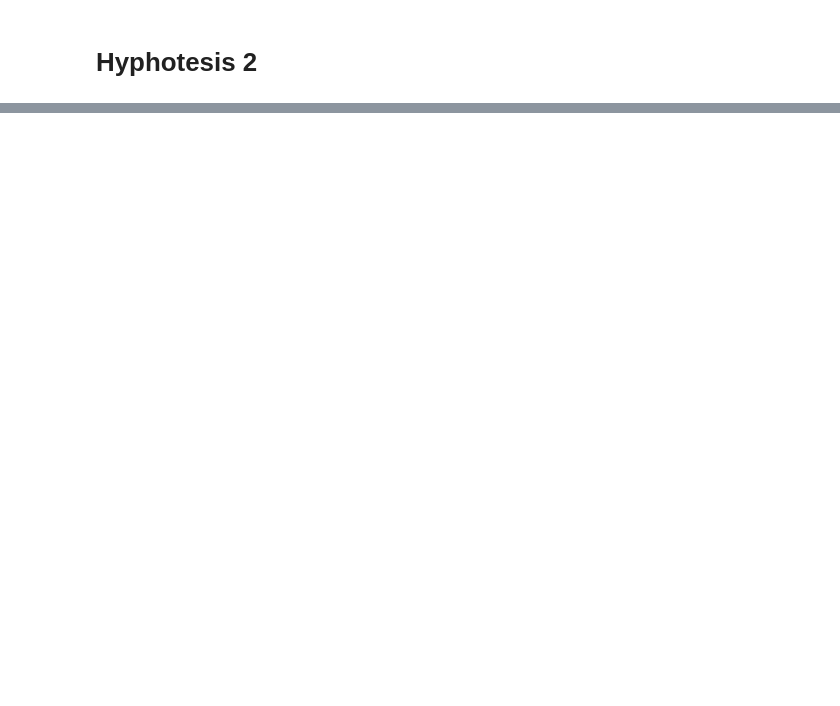
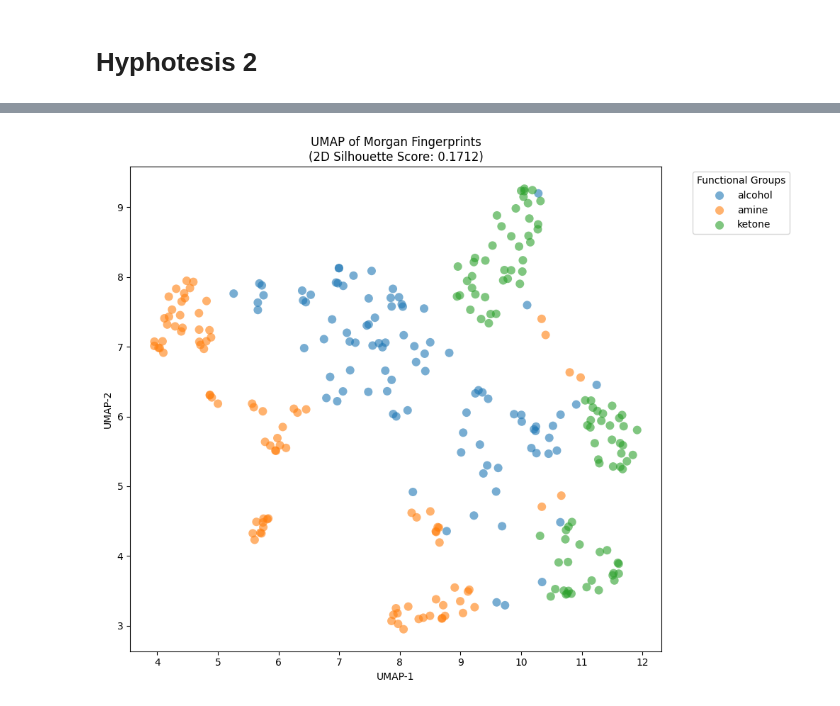
Before and after one commit to karlfindhansen/Non-Euclidean-Distances-in-Molecular-Representation, a Jupyter notebook: notebooks/QM9/clustering/euclidean/descriptors/morgan/morgan_hypo.ipynb, the cells around one changed output, grey strips where cells are left out. Cells and saved outputs as stored; diff of their text form; code cells hidden in the pictures; blank space fills up the shorter version.

```diff
--- a/notebooks/QM9/clustering/euclidean/descriptors/morgan/morgan_hypo.ipynb
+++ b/notebooks/QM9/clustering/euclidean/descriptors/morgan/morgan_hypo.ipynb
@@ -220,0 +376,7 @@ labels = (
+# %%
+df_dominant_scaffold = df.filter(
+    (pl.col("scaffold_smiles") == "C1CC1") &
+    (pl.col("functional_groups") != "") &
+    (~pl.col("functional_groups").str.contains(",")) &
+    (pl.col("num_heavy_atoms") == 9)
+    )
@@ -220,0 +403,6 @@ labels = (
+# %%
+df_amine = df_dominant_scaffold.filter(pl.col("functional_groups") == "amine").sample(94)
+df_alcohol = df_dominant_scaffold.filter(pl.col("functional_groups") == "alcohol").sample(94)
+df_ketone = df_dominant_scaffold.filter(pl.col("functional_groups") == "ketone").sample(94)
+
+df_exp2 = pl.concat([df_amine, df_alcohol, df_ketone])
@@ -220,0 +411,66 @@ labels = (
+# %%
+import numpy as np
+import polars as pl
+import matplotlib.pyplot as plt
+from sklearn.metrics import silhouette_score
+from umap import UMAP
+
+# 1. Native Polars extraction into a 2D NumPy array
+print("Extracting Morgan Fingerprints...")
+X = np.vstack(df_exp2["morgan_fingerprint"].to_numpy()).astype(bool)  # Cast to bool for optimal Jaccard calculations
+labels = df_exp2["functional_groups"].to_list()
+
+# CRITICAL NOTE: We intentionally skip StandardScaler here.
+# Morgan Fingerprints are binary arrays, and standardizing them breaks the Jaccard distance logic.
+
+print("Running UMAP (Jaccard metric)...")
+reducer = UMAP(
+    n_neighbors=15,
+    min_dist=0.1,
+    metric="jaccard",  # Jaccard is the correct metric for binary bit vectors
+    n_jobs=1,          # Prevents multi-threading kernel deadlocks
+    random_state=42
+)
+
+embedding = reducer.fit_transform(X)
+
+# -------------------------------------------------------------------------
+# 2. CALCULATE CLUSTERING NUMBERS (Silhouette Scores)
+# -------------------------------------------------------------------------
+print("\n--- Latent Space Separation Metrics ---")
+
+# Raw high-dimensional score: Must use 'jaccard' to match the structural representation of fingerprints
+score_raw = silhouette_score(X, labels, metric="jaccard")
+print(f"Raw Fingerprint Space Silhouette Score (Jaccard): {score_raw:.4f}")
+
+# 2D UMAP score: Uses 'euclidean' because the projection dimensions are spatial coordinates
+score_umap = silhouette_score(embedding, labels, metric="euclidean")
+print(f"2D UMAP Project Space Silhouette Score (Euclidean): {score_umap:.4f}\n")
+
+# -------------------------------------------------------------------------
+# 3. PLOT GENERATION
+# -------------------------------------------------------------------------
+print("Generating plot...")
+plt.figure(figsize=(10, 8))
+
+labels_np = np.array(labels)
+unique_groups = sorted(set(labels))
+
+for group in unique_groups:
+    mask = (labels_np == group)
+    plt.scatter(
+        embedding[mask, 0],
+        embedding[mask, 1],
+        label=group,
+        edgecolors='none',
+        s=75,
+        alpha=0.6
+    )
+
+plt.xlabel("UMAP-1")
+plt.ylabel("UMAP-2")
+plt.title(f"UMAP of Morgan Fingerprints\n(2D Silhouette Score: {score_umap:.4f})")
+plt.legend(bbox_to_anchor=(1.05, 1), loc='upper left', title="Functional Groups")
+plt.tight_layout()
+plt.show()
+# %% [output]
@@ -220,0 +486 @@ labels = (
+[figure, added]
```
Also changed, not shown: parts of 30 cells of this notebook, 13 other files.
